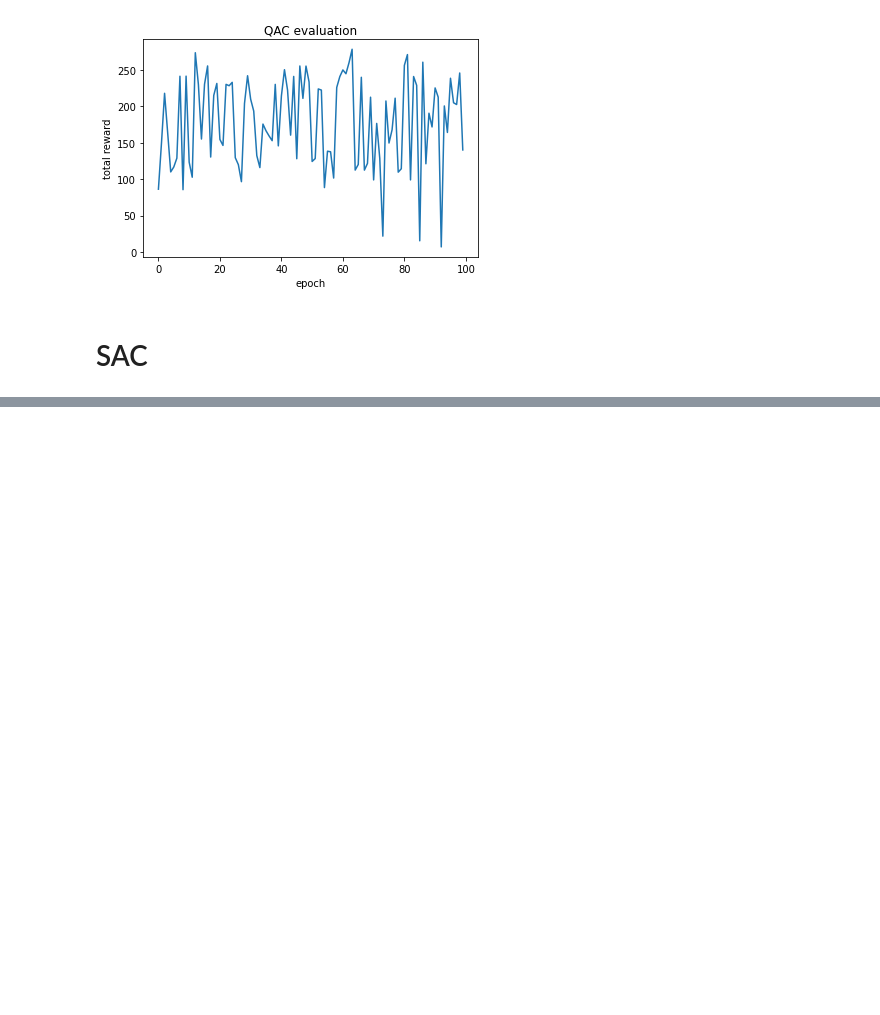
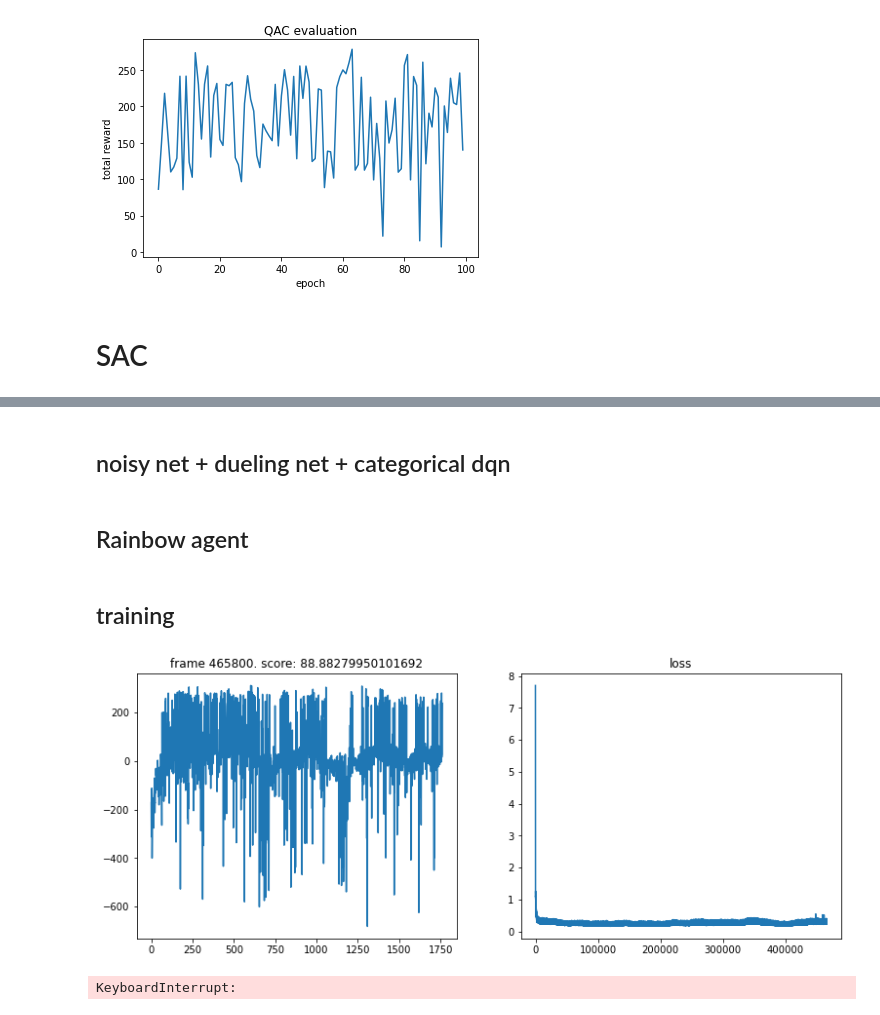
Before and after one commit to navidmdn/rl_fall2021, a Jupyter notebook: cse446-A3/solution.ipynb, the cells around one changed output, grey strips where cells are left out. Drawn from its saved outputs; the diff is of its cells as text; code cells hidden in the pictures; blank space fills up the shorter version.

```diff
--- a/cse446-A3/solution.ipynb
+++ b/cse446-A3/solution.ipynb
@@ -1291,0 +1341,25 @@ class QActorCritic:
+# %%
+env = gym.make('CartPole-v1')
+done = False
+state = env.reset()
+
+
+agent = SAC(
+    buffer_size=5000,
+    gamma=0.99,
+    critic_lr=0.0001,
+    actor_lr=0.0001,
+    state_size=env.observation_space.shape[0],
+    action_size=env.action_space.n,
+    batch_size=128,
+    device=torch.device("cuda:0" if torch.cuda.is_available() else "cpu"),
+    tau=0.99,
+    eps=0.05,
+    alpha=0.3,
+    warmup_step=1000,
+    critic_warmup=5000,
+
+)
+
+
+returns, actor_losses, critic_losses = train_and_evaluate(env, agent, eval_step=100, early_stop_thr=490, epochs=3000)
@@ -1291,0 +1734,2 @@ class QActorCritic:
+# %% [markdown]
+## noisy net + dueling net + categorical dqn
@@ -1291,0 +1796,2 @@ class QActorCritic:
+# %% [markdown]
+## Rainbow agent
@@ -1291,0 +2125,18 @@ class QActorCritic:
+# %% [markdown]
+## training
+# %%
+env_id = "LunarLander-v2"
+env = gym.make(env_id)
+
+# parameters
+num_frames = 1000000
+memory_size = 20000
+batch_size = 32
+target_update = 100
+
+# train
+agent = DQNAgent(env, memory_size, batch_size, target_update)
+agent.train(num_frames)
+# %% [output]
+[figure, added]
+KeyboardInterrupt:
```
Also changed, not shown: parts of 13 cells of this notebook, 5 other files.
